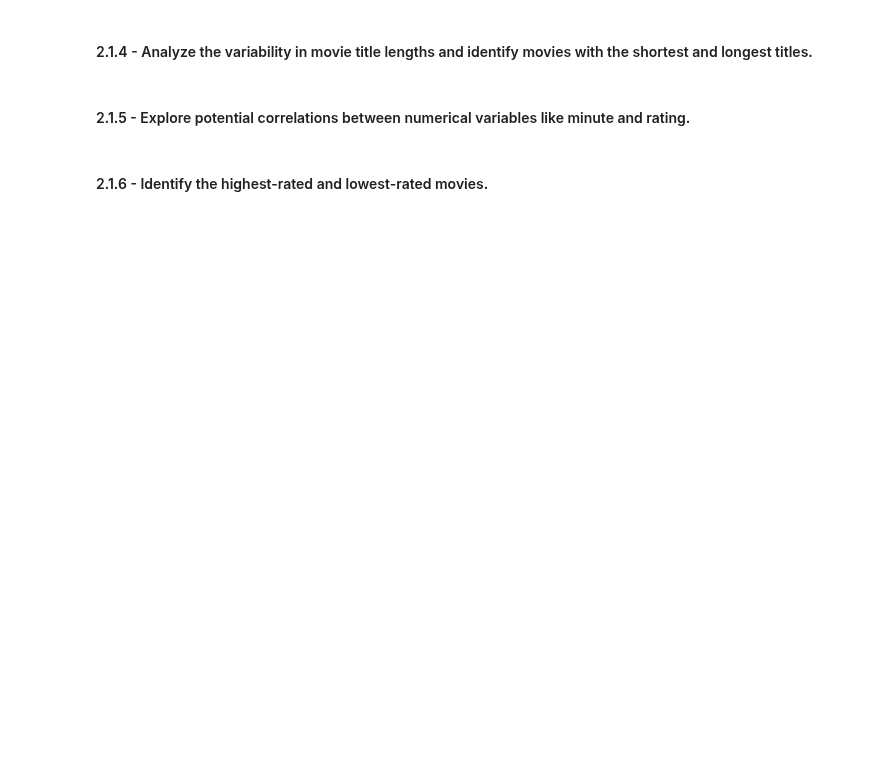
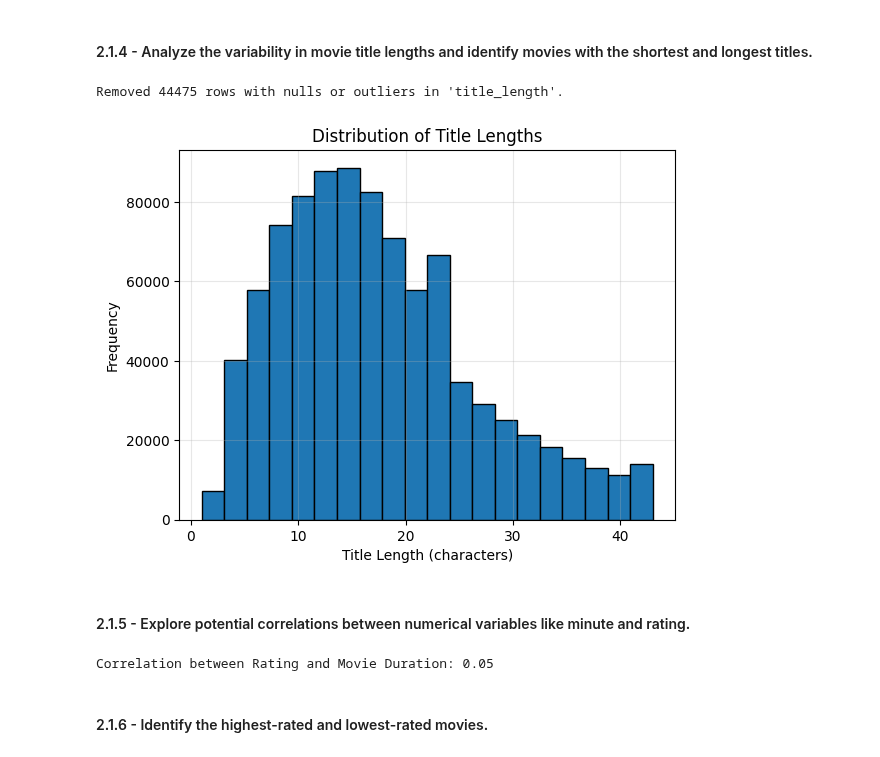
Before and after one commit to SacchettiLorenzo/IUMTWEB_DataAnalysis, a Jupyter notebook: data cleaning/DataCleaning.ipynb, the cells around one changed output. Drawn from its saved outputs; the diff is of its cells as text; code cells hidden in the pictures; blank space fills up the shorter version.

```diff
--- a/data cleaning/DataCleaning.ipynb
+++ b/data cleaning/DataCleaning.ipynb
@@ -607,38 +1252,37 @@ plt.show()
 # %% [markdown]
 #### 2.1.4 - Analyze the variability in movie title lengths and identify movies with the shortest and longest titles.
 # %%
-# Calculate the length of each movie title
-movies_df['title_length'] = movies_df['name'].str.len()
+# Filter nulls for 'name' and explicitly create a copy
+filtered_df = movies_df[movies_df['name'].notnull()].copy()
+filtered_df['title_length'] = filtered_df['name'].str.len()
 
-# Summary statistics for title lengths
-print("Title Length Statistics:")
-print(movies_df['title_length'].describe())
+# Remove outliers for title length
+q1, q3 = filtered_df['title_length'].quantile([0.25, 0.75])
+iqr = q3 - q1
+lower_bound = q1 - 1.5 * iqr
+upper_bound = q3 + 1.5 * iqr
+filtered_df = filtered_df[(filtered_df['title_length'] >= lower_bound) & (filtered_df['title_length'] <= upper_bound)]
 
-# Plot the distribution of title lengths
-movies_df['title_length'].plot(kind='hist', bins=20, title='Distribution of Title Lengths', edgecolor='black')
+print(f"Removed {len(movies_df) - len(filtered_df)} rows with nulls or outliers in 'title_length'.")
+
+# Plot
+filtered_df['title_length'].plot(kind='hist', bins=20, title='Distribution of Title Lengths', edgecolor='black')
 plt.xlabel('Title Length (characters)')
 plt.ylabel('Frequency')
 plt.grid(alpha=0.3)
 plt.show()
-
-# Identify movies with the shortest and longest titles
-shortest_titles = movies_df.nsmallest(5, 'title_length')
-longest_titles = movies_df.nlargest(5, 'title_length')
-
-print("\nMovies with the Shortest Titles:")
-print(shortest_titles[['name', 'title_length']])
-
-print("\nMovies with the Longest Titles:")
-print(longest_titles[['name', 'title_length']])
+# %% [output]
+Removed 44475 rows with nulls or outliers in 'title_length'.
+[figure, added]
 # %% [markdown]
 #### 2.1.5 - Explore potential correlations between numerical variables like minute and rating.
 # %%
-# Filter rows where either 'minute' or 'rating' is null
+# Filter nulls and outliers for 'minute' and 'rating'
 filtered_df = movies_df.dropna(subset=['minute', 'rating'])
-
-# Calculate correlation
 correlation = filtered_df['rating'].corr(filtered_df['minute'])
 print(f"Correlation between Rating and Movie Duration: {correlation:.2f}")
+# %% [output]
+Correlation between Rating and Movie Duration: 0.05
 # %% [markdown]
 #### 2.1.6 - Identify the highest-rated and lowest-rated movies.
 # %%
```
Also changed, not shown: parts of 79 cells of this notebook.
